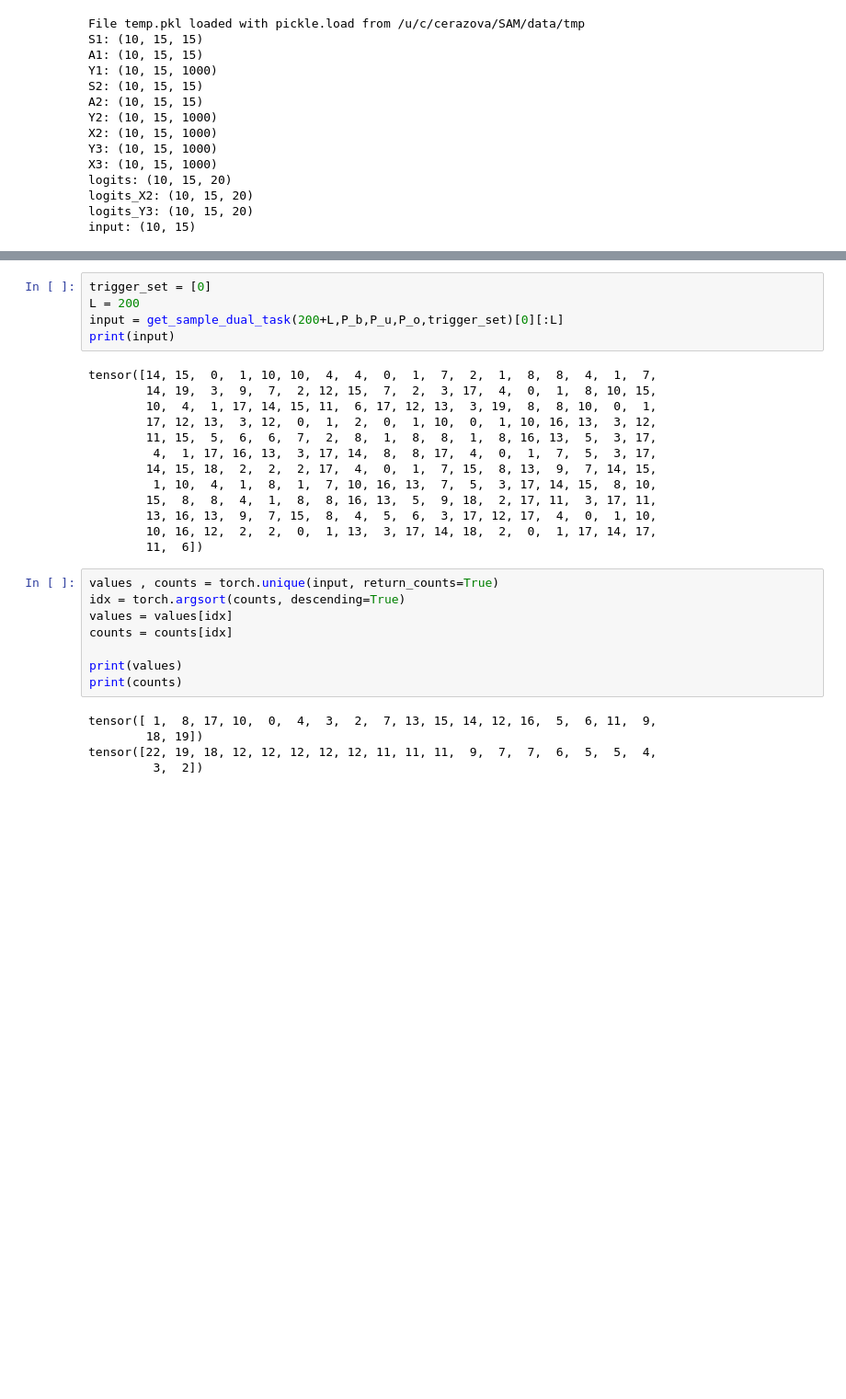
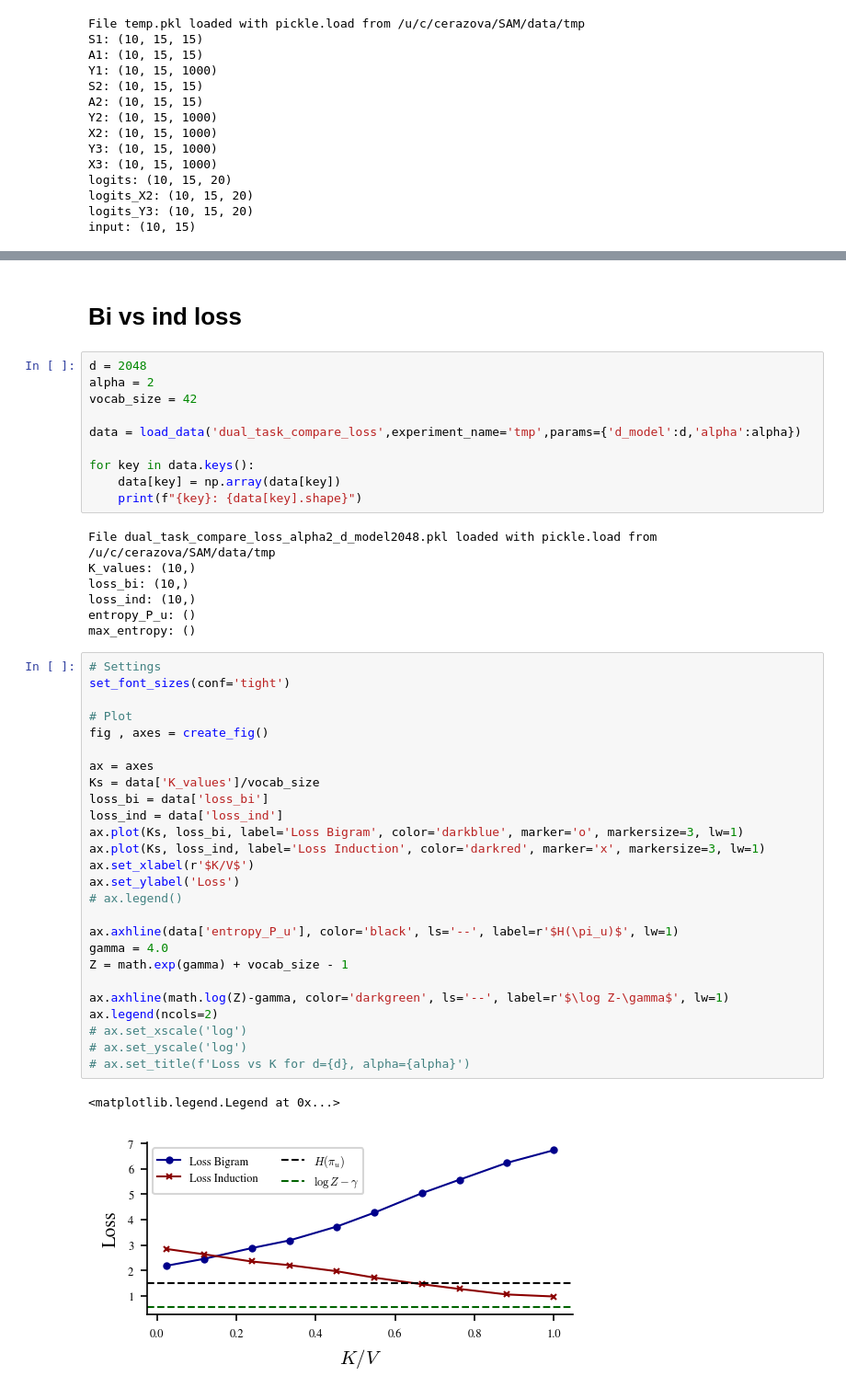
Before and after one commit to CristopherErazo/SAM, a Jupyter notebook: notebooks/26_03_11_Dual_Task.ipynb, the cells around one changed output, grey strips where cells are left out. Shown at 92% size. Drawn from its saved outputs; the diff is of its cells as text; blank space fills up the shorter version.

```diff
--- a/notebooks/26_03_11_Dual_Task.ipynb
+++ b/notebooks/26_03_11_Dual_Task.ipynb
@@ -194,31 +135,48 @@ tensor([1.0000, 1.0000, 1.0000, 1.0000, 1.0000, 1.0000, 1.0000, 1.0000, 1.0000,
-# %%
-trigger_set = [0]
-L = 200
-input = get_sample_dual_task(200+L,P_b,P_u,P_o,trigger_set)[0][:L]
-print(input)
-# %% [output]
-tensor([14, 15,  0,  1, 10, 10,  4,  4,  0,  1,  7,  2,  1,  8,  8,  4,  1,  7,
-        14, 19,  3,  9,  7,  2, 12, 15,  7,  2,  3, 17,  4,  0,  1,  8, 10, 15,
-        10,  4,  1, 17, 14, 15, 11,  6, 17, 12, 13,  3, 19,  8,  8, 10,  0,  1,
-        17, 12, 13,  3, 12,  0,  1,  2,  0,  1, 10,  0,  1, 10, 16, 13,  3, 12,
-        11, 15,  5,  6,  6,  7,  2,  8,  1,  8,  8,  1,  8, 16, 13,  5,  3, 17,
-         4,  1, 17, 16, 13,  3, 17, 14,  8,  8, 17,  4,  0,  1,  7,  5,  3, 17,
-        14, 15, 18,  2,  2,  2, 17,  4,  0,  1,  7, 15,  8, 13,  9,  7, 14, 15,
-         1, 10,  4,  1,  8,  1,  7, 10, 16, 13,  7,  5,  3, 17, 14, 15,  8, 10,
-        15,  8,  8,  4,  1,  8,  8, 16, 13,  5,  9, 18,  2, 17, 11,  3, 17, 11,
-        13, 16, 13,  9,  7, 15,  8,  4,  5,  6,  3, 17, 12, 17,  4,  0,  1, 10,
-        10, 16, 12,  2,  2,  0,  1, 13,  3, 17, 14, 18,  2,  0,  1, 17, 14, 17,
-        11,  6])
-# %%
-values , counts = torch.unique(input, return_counts=True)
-idx = torch.argsort(counts, descending=True)
-values = values[idx]
-counts = counts[idx]
-
-print(values)
-print(counts)
-# %% [output]
-tensor([ 1,  8, 17, 10,  0,  4,  3,  2,  7, 13, 15, 14, 12, 16,  5,  6, 11,  9,
-        18, 19])
-tensor([22, 19, 18, 12, 12, 12, 12, 12, 11, 11, 11,  9,  7,  7,  6,  5,  5,  4,
-         3,  2])
+# %% [markdown]
+# Bi vs ind loss
+# %%
+d = 2048
+alpha = 2
+vocab_size = 42
+
+data = load_data('dual_task_compare_loss',experiment_name='tmp',params={'d_model':d,'alpha':alpha})
+
+for key in data.keys():
+    data[key] = np.array(data[key])
+    print(f"{key}: {data[key].shape}")
+# %% [output]
+File dual_task_compare_loss_alpha2_d_model2048.pkl loaded with pickle.load from /u/c/cerazova/SAM/data/tmp
+K_values: (10,)
+loss_bi: (10,)
+loss_ind: (10,)
+entropy_P_u: ()
+max_entropy: ()
+# %%
+# Settings
+set_font_sizes(conf='tight')
+
+# Plot
+fig , axes = create_fig()
+
+ax = axes
+Ks = data['K_values']/vocab_size
+loss_bi = data['loss_bi']
+loss_ind = data['loss_ind']
+ax.plot(Ks, loss_bi, label='Loss Bigram', color='darkblue', marker='o', markersize=3, lw=1)
+ax.plot(Ks, loss_ind, label='Loss Induction', color='darkred', marker='x', markersize=3, lw=1)
+ax.set_xlabel(r'$K/V$')
+ax.set_ylabel('Loss')
+# ax.legend()
+
+ax.axhline(data['entropy_P_u'], color='black', ls='--', label=r'$H(\pi_u)$', lw=1)
+gamma = 4.0
+Z = math.exp(gamma) + vocab_size - 1
+
+ax.axhline(math.log(Z)-gamma, color='darkgreen', ls='--', label=r'$\log Z-\gamma$', lw=1)
+ax.legend(ncols=2)
+# ax.set_xscale('log')
+# ax.set_yscale('log')
+# ax.set_title(f'Loss vs K for d={d}, alpha={alpha}')
+# %% [output]
+<matplotlib.legend.Legend at 0x...>
+[figure, added]
```
Also changed, not shown: parts of 14 cells of this notebook, 7 other files.
